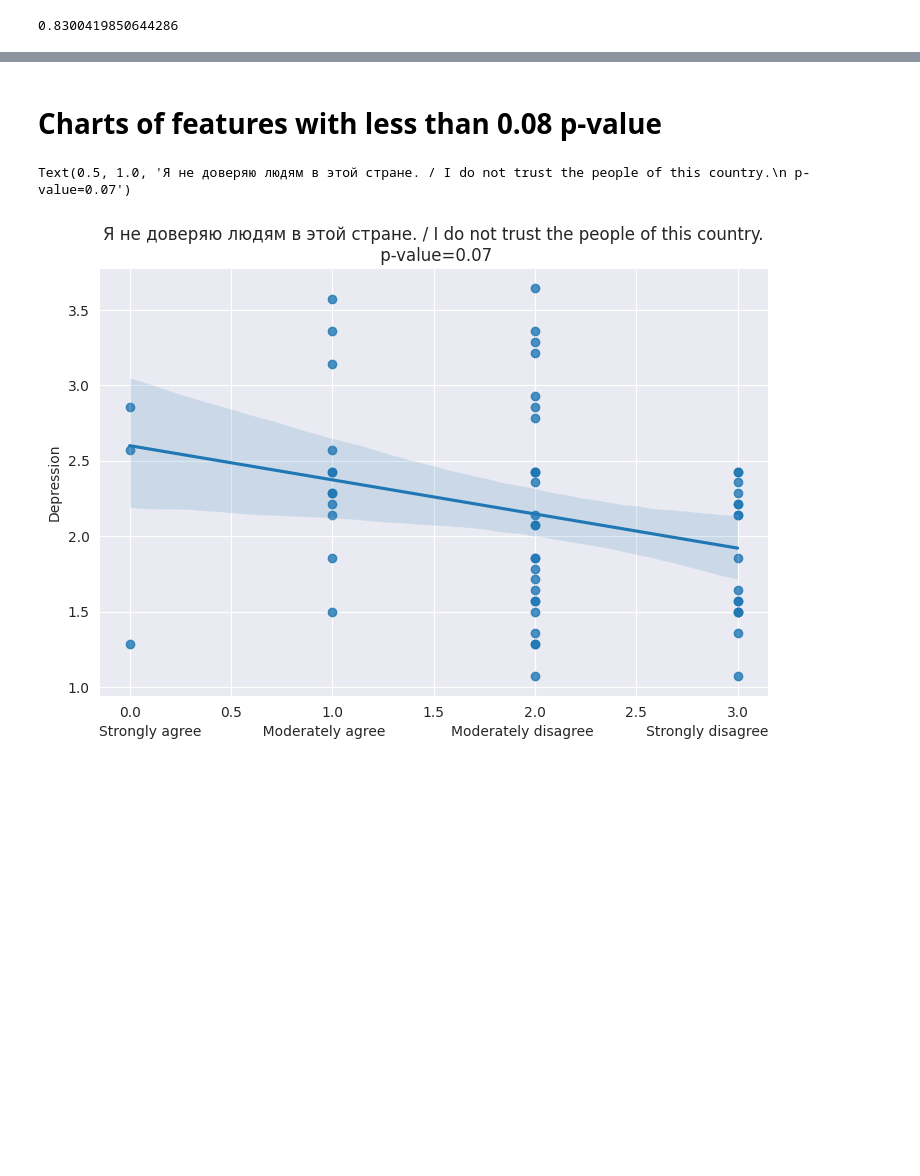
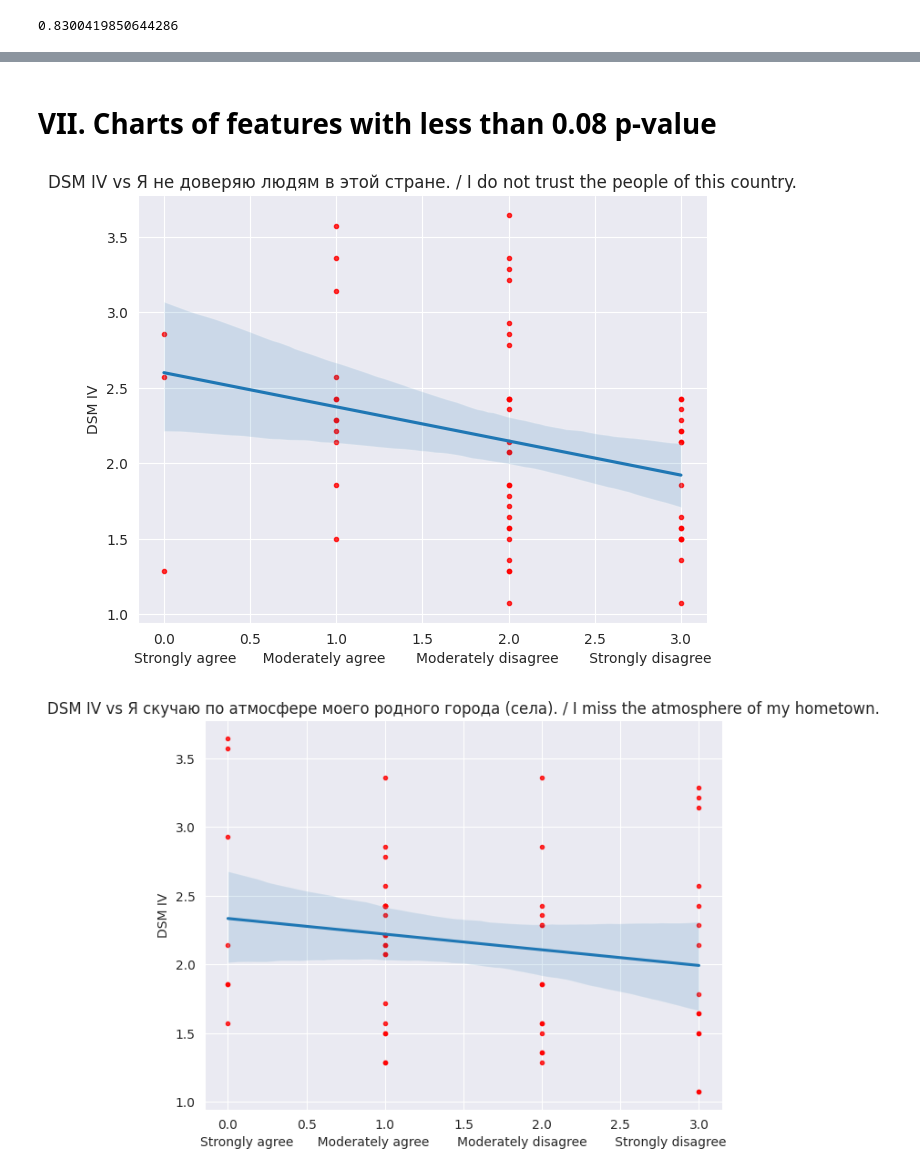
Before and after one commit to DimitriBolt/PTSD, a Jupyter notebook: Depression~DailyStressors.ipynb, the cells around one changed output, grey strips where cells are left out. Saved outputs shown, nothing was run; the diff lists cells and outputs as text; code cells hidden in the pictures; blank space fills up the shorter version.

Commit message:
Depression~DailyStressors - done.

```diff
--- a/Depression~DailyStressors.ipynb
+++ b/Depression~DailyStressors.ipynb
@@ -96,0 +101,10 @@ X.drop(labels="Я чувствую как будто я бросил свою с
+# %%
+# Use SFS to perform stepwise feature selection
+sfs = sklearn.feature_selection.SequentialFeatureSelector(estimator=sklearn.linear_model.LinearRegression(),
+                                                          n_features_to_select=16,
+                                                          direction='backward',
+                                                          cv=5)
+sfs.fit(X, y)
+
+# Print the selected feature names
+feature_names = sfs.get_feature_names_out()
@@ -139,18 +154,25 @@ estimate.join(other=[se, ci, p], on=None, how='inner')
 # %% [markdown]
-# Charts of features with less than 0.08 p-value
+# VII. Charts of features with less than 0.08 p-value
 # %%
 # X.columns.tolist()
 # %%
-st = str(X.columns.tolist()[0])
-seaborn.lmplot(x=st,
-               y="DSM IV",
-               data=DataFrame(data={st: X[st],
-                                    "DSM IV": y["DSM IV"]}),
-               height=5,
-               aspect=1.5)
-xlabel('Strongly agree              Moderately agree               Moderately disagree            Strongly disagree')
-ylabel('Depression')
-title(st + "\n p-value=" + str(round(p[st], 2)))
+# Let's plot the charts of features with less than 0.15 p-value
+for feature in X_sfs.columns.tolist():
+    a = results_sfs.pvalues[feature]
+    if results_sfs.pvalues[feature] <= 0.08:
+        seaborn.lmplot(x=feature,
+                       y='DSM IV',
+                       data=DataFrame(data={feature: X[feature],
+                                        "DSM IV": y["DSM IV"]}),
+                       # order=1,
+                       # ci=None,
+                       height=5,
+                       aspect=1.3,
+                       scatter_kws={'color': 'r', 's': 9})
+        matplotlib.pyplot.title(f"DSM IV vs {feature}")
+        matplotlib.pyplot.xlabel("Strongly agree      Moderately agree       Moderately disagree       Strongly disagree")
+        matplotlib.pyplot.ylabel('DSM IV')
+        matplotlib.pyplot.show()
 # %% [output]
-Text(0.5, 1.0, 'Я не доверяю людям в этой стране. / I do not trust the people of this country.\n p-value=0.07')
-[figure, old version]
+[figure, new version]
+[figure, added]
```
Also changed, not shown: parts of 25 cells of this notebook, 2 other files.
